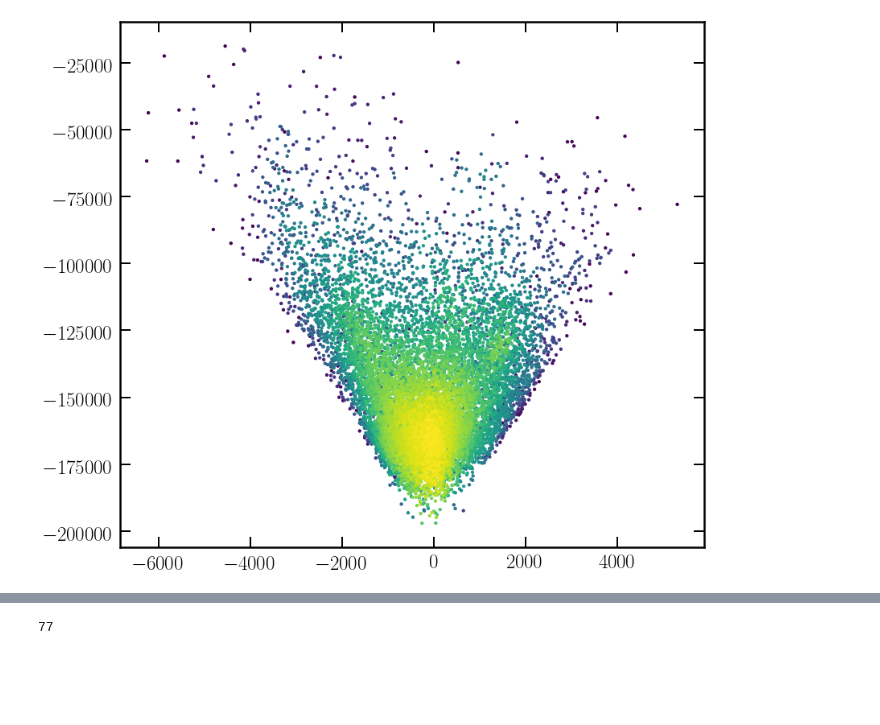
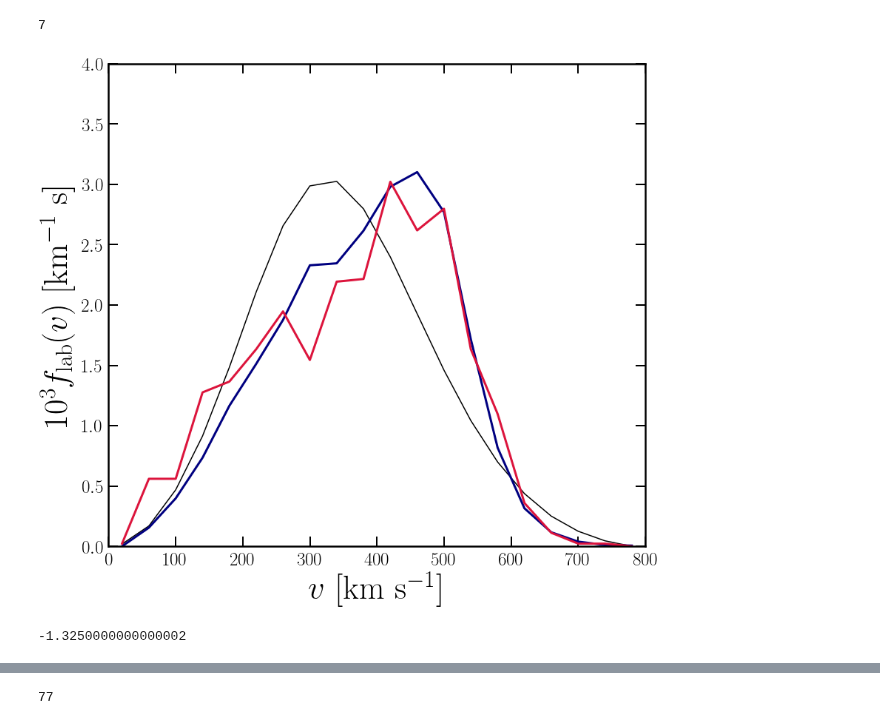
Before and after one commit to cajohare/DarkShards, a Jupyter notebook: code/Plot_comparespeeddists_halo.ipynb, the cells around one changed output, grey strips where cells are left out. Cells and saved outputs as stored; diff of their text form; code cells hidden in the pictures; blank space fills up the shorter version.

Commit message:
plot refining

```diff
--- a/code/Plot_comparespeeddists_halo.ipynb
+++ b/code/Plot_comparespeeddists_halo.ipynb
@@ -14,7 +14,8 @@ from copy import copy
 
 
 df = pandas.read_csv('../data/Gaia-SDSS.csv')
-df_S = pandas.read_csv('../data/GAIA_SDSS_Shards.csv')
+#df_S = pandas.read_csv('../data/GAIA_SDSS_Shards.csv')
+df_S = pandas.read_csv('../data/GAIA_SDSS_Shards_HaloCleaned.csv')
 names = df_S.group_id.unique()
 
 # Extract halo
@@ -34,16 +35,7 @@ covs = clf.covariances_
 ws = clf.weights_
 eta = ws[0]
 Ps = clf.predict_proba(vdata)
+
+df1 = df.loc[argmax(Ps,axis=1)==0]
+df2 = df.loc[argmax(Ps,axis=1)==1]
+df3 = df.loc[argmax(Ps,axis=1)==2]
-# %%
-#imod = (Ps[:,0]<0.6826071834272386)&(Ps[:,2]<0.5347013158125022)
-#imod = (Ps[:,1]>0.8)
-imod = argmax(Ps,axis=1)
-df2 = df.loc[imod==1]
-
-plt.hist(df.feh,bins='fd',color='k',alpha=0.5)
-plt.hist(df2.feh,bins='fd',color='r',alpha=0.5)
-
-plt.hist(df.GalphiVel,bins='fd',color='k',alpha=0.5)
-plt.hist(df2.GalphiVel,bins='fd',color='r',alpha=0.5)
-
-shape(df2)
@@ -56,3 +181,54 @@ df3 = df.loc[argmax(Ps,axis=1)==2]
+# %%
+ argmin(abs(Ebins--1.35))
+# %% [output]
+7
+# %%
+xlab1 = r"$v$ [km s$^{-1}$]"
+ylab1 = r"$10^3f_{\rm lab}(v)$ [km$^{-1}$ s]"
+fig,ax1 = MySquarePlot(xlab1,ylab1)
+
+vmax = 800.0
+ax1.set_xlim([0.0,vmax])
+ax1.set_ylim(bottom=0.0,top=4.0)
+
+
+nbins = 20
+day = 67
+
+imin = int(mean(array([imin1,imin2,imin3])))
+#dfc = df2.loc[L<Lbins[imin]]
+dfc = df2.loc[df2.E>Ecrit*1e5]
+v_lab = LabVelocity(day,Boulby,SHMpp)
+
+v1 = sqrt((dfc.GalRVel-v_lab[0])**2.0+(dfc.GalphiVel-v_lab[1])**2.0+(dfc.GalzVel-v_lab[2])**2.0)
+v2 = sqrt((df_S.GalRVel-v_lab[0])**2.0+(df_S.GalTVel-v_lab[1])**2.0+(df_S.GalzVel-v_lab[2])**2.0)
+
+h1,vbins = histogram(v1,bins=nbins,normed=True,range=(0.0,vmax))
+h2,vbins = histogram(v2,bins=nbins,normed=True,range=(0.0,vmax))
+
+v = (vbins[1:]+vbins[0:-1])/2
+
+# Analytic dist.
+HaloModel = SHMpp
+v0 = HaloModel.RotationSpeed
+v_esc = HaloModel.EscapeSpeed
+sig_beta = HaloModel.SausageDispersionTensor
+sig_iso = array([1.0,1.0,1.0])*v0/sqrt(2.0)
+f0 = 0.8*SpeedDist_Triaxial(v,day,sig_iso,SmoothCutoff=True)+0.2*SpeedDist_Triaxial(v,day,sig_beta,SmoothCutoff=True)
+
+xi_vals = linspace(0.0,0.5,n)
+xi = 1.0
+plt.plot(v,1e3*f0,'k-',lw=1.5)
+
+plt.plot(v,1e3*((1-xi)*f0+xi*h1),'-',lw=3,color='Navy')
+plt.plot(v,1e3*((1-xi)*f0+xi*h2),'-',lw=3,color='Crimson')
+plt.show()
+# %% [output]
+[figure, added]
+# %%
+Ebins[9]
+# %% [output]
+-1.3250000000000002
 # %%
 from sklearn.neighbors.kde import KernelDensity
 from sklearn import preprocessing
@@ -75,8 +256,0 @@ L *= 2.0
-# %%
-fig,ax1 = MySquarePlot('','')
-
-isort = argsort(L)
-ax1.scatter(Jphi[isort],E[isort],c=L[isort],s=11,rasterized=True)
-plt.show()
-# %% [output]
-[figure, removed]
```
Also changed, not shown: parts of 11 cells of this notebook, 30 other files.
